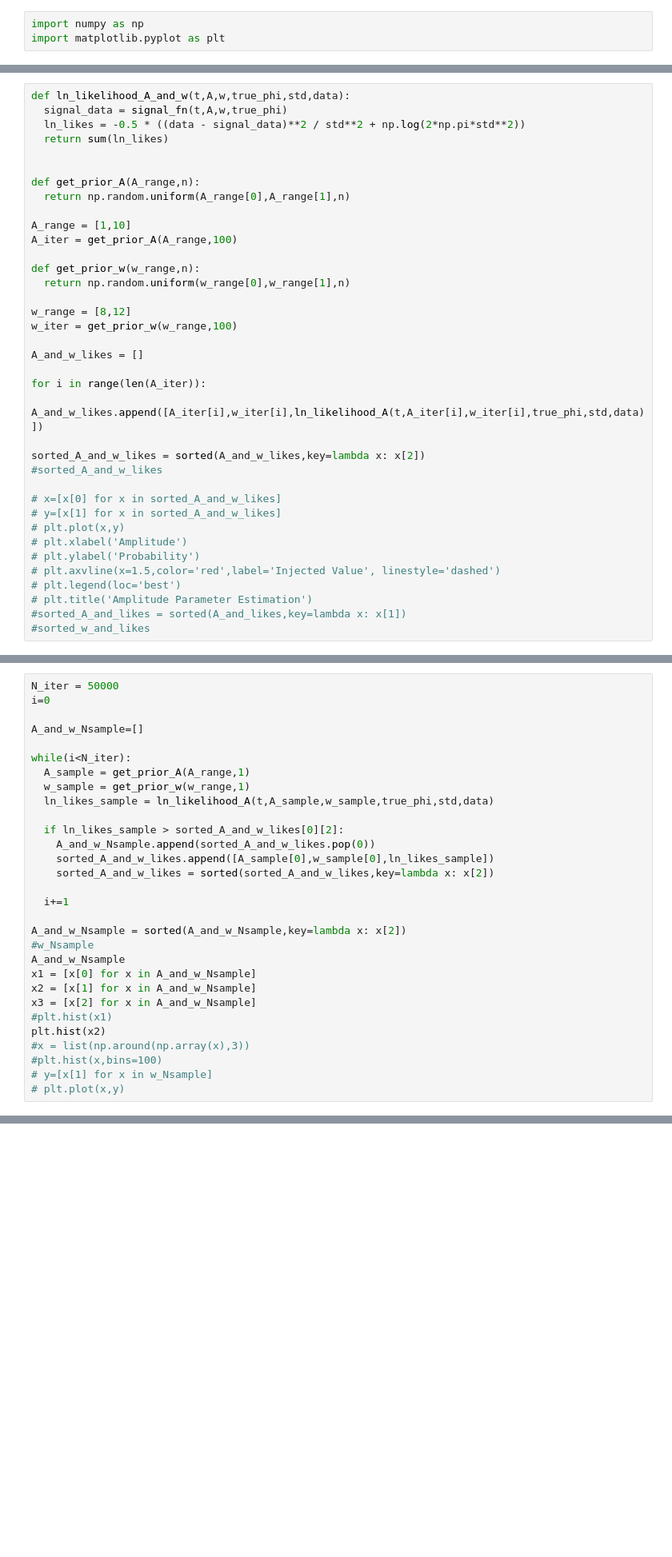
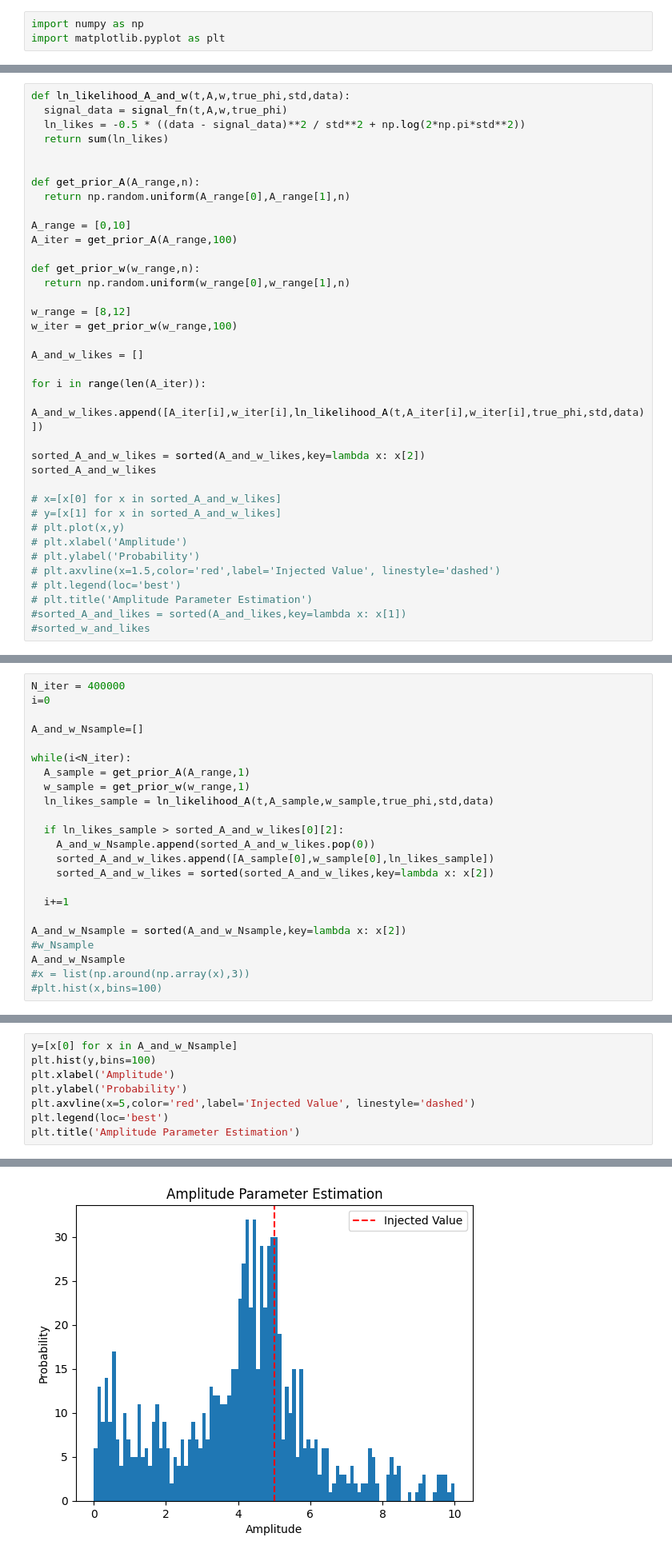
Before and after one commit to rahule-1999/M.Sc-Project, a Jupyter notebook: Assignment.ipynb, the cells around one changed output, grey strips where cells are left out. Shown at 80% size. Cells and saved outputs as stored; diff of their text form; blank space fills up the shorter version.

```diff
--- a/Assignment.ipynb
+++ b/Assignment.ipynb
@@ -159,7 +161,7 @@ def ln_likelihood_A_and_w(t,A,w,true_phi,std,data):
 def get_prior_A(A_range,n):
   return np.random.uniform(A_range[0],A_range[1],n)
 
-A_range = [1,10]
+A_range = [0,10]
 A_iter = get_prior_A(A_range,100)
 
 def get_prior_w(w_range,n):
@@ -174,7 +176,7 @@ for i in range(len(A_iter)):
   A_and_w_likes.append([A_iter[i],w_iter[i],ln_likelihood_A(t,A_iter[i],w_iter[i],true_phi,std,data)])
 
 sorted_A_and_w_likes = sorted(A_and_w_likes,key=lambda x: x[2])
-#sorted_A_and_w_likes
+sorted_A_and_w_likes
 
 # x=[x[0] for x in sorted_A_and_w_likes]
 # y=[x[1] for x in sorted_A_and_w_likes]
@@ -189,5 +209,5 @@ sorted_A_and_w_likes = sorted(A_and_w_likes,key=lambda x: x[2])
 # %%
-N_iter = 50000
+N_iter = 400000
 i=0
 
 A_and_w_Nsample=[]
@@ -207,13 +227,6 @@ while(i<N_iter):
 A_and_w_Nsample = sorted(A_and_w_Nsample,key=lambda x: x[2])
 #w_Nsample
 A_and_w_Nsample
-x1 = [x[0] for x in A_and_w_Nsample]
-x2 = [x[1] for x in A_and_w_Nsample]
-x3 = [x[2] for x in A_and_w_Nsample]
-#plt.hist(x1)
-plt.hist(x2)
 #x = list(np.around(np.array(x),3))
 #plt.hist(x,bins=100)
-# y=[x[1] for x in w_Nsample]
-# plt.plot(x,y)
 # %% [output]
@@ -234,0 +250,9 @@ plt.hist(x1)
+# %%
+y=[x[0] for x in A_and_w_Nsample]
+plt.hist(y,bins=100)
+plt.xlabel('Amplitude')
+plt.ylabel('Probability')
+plt.axvline(x=5,color='red',label='Injected Value', linestyle='dashed')
+plt.legend(loc='best')
+plt.title('Amplitude Parameter Estimation')
+# %% [output]
@@ -234,0 +260 @@ plt.hist(x1)
+[figure, added]
```
Also changed, not shown: parts of 11 cells of this notebook.
